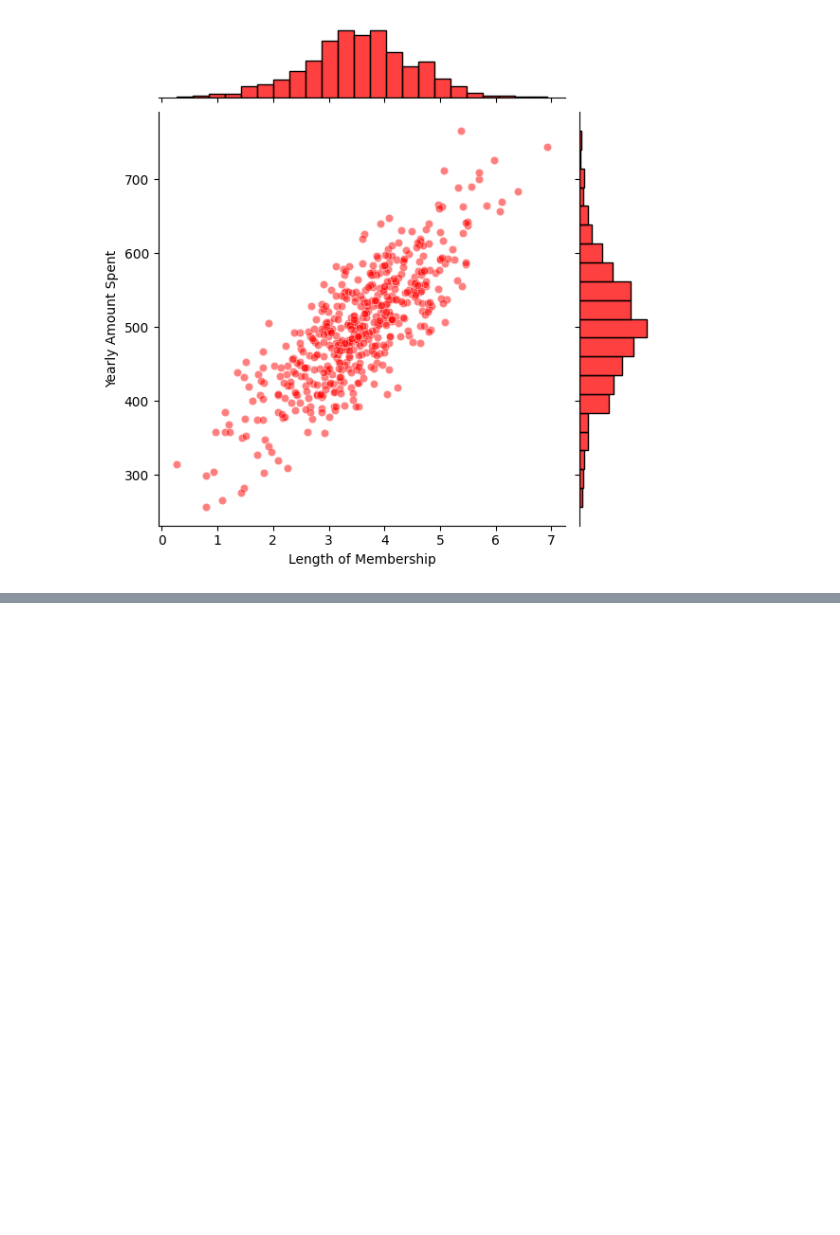
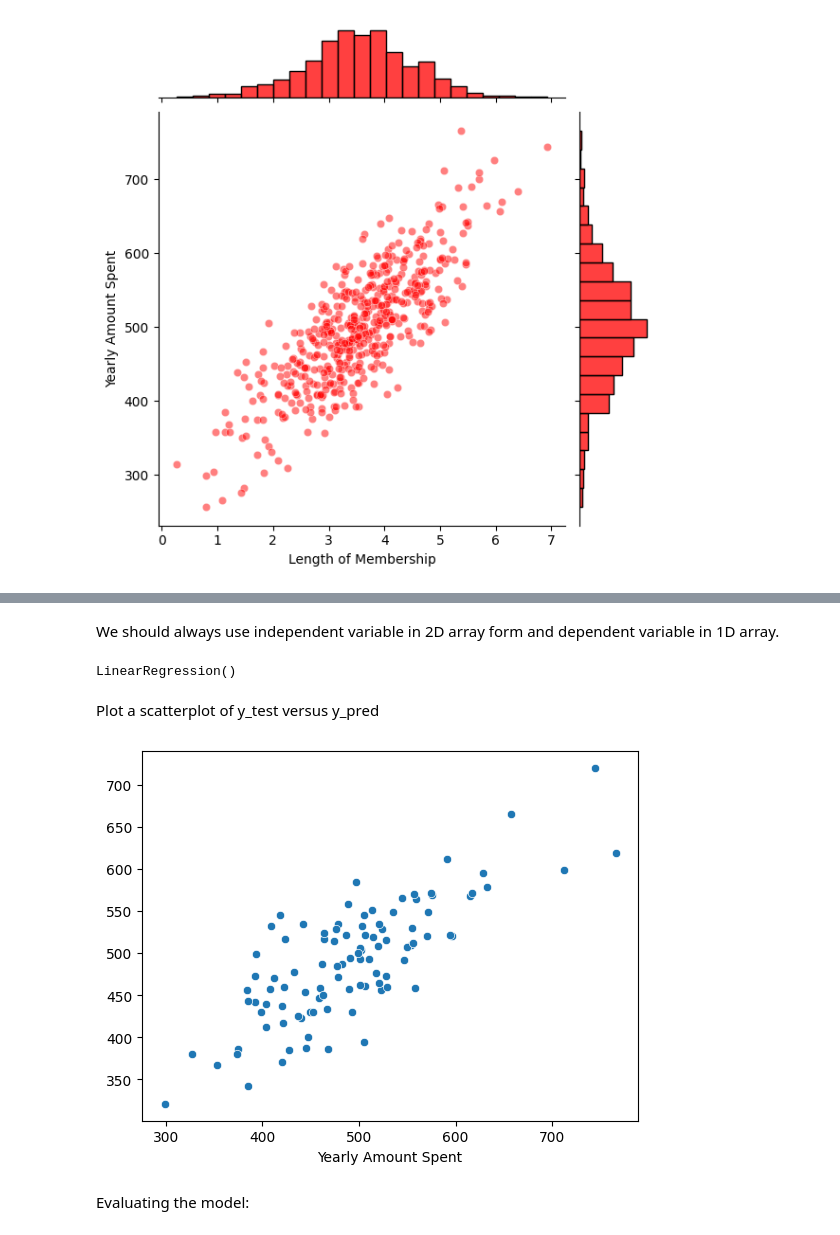
Before and after one commit to chndzzz/Project_On_Linear_Regression, a Jupyter notebook: Linear Regression Project.ipynb, the cells around one changed output, grey strips where cells are left out. Cells and saved outputs as stored; diff of their text form; code cells hidden in the pictures; blank space fills up the shorter version.

```diff
--- a/Linear Regression Project.ipynb
+++ b/Linear Regression Project.ipynb
@@ -126,0 +177,25 @@ plt.show()
+# %% [markdown]
+We should always use independent variable in 2D array form and dependent variable in 1D array.
+# %%
+# Lets create X and y variable:
+
+X = df[['Length of Membership']]
+y = df['Yearly Amount Spent']
+# %%
+X_train,X_test,y_train,y_test = train_test_split(X,y,test_size=0.2,random_state=0)
+lr = LinearRegression()
+lr.fit(X_train,y_train)
+# %% [output]
+LinearRegression()
+# %%
+# Predict the y_test values:
+y_pred = lr.predict(X_test)
+# %% [markdown]
+Plot a scatterplot of y_test versus y_pred
+# %%
+sns.scatterplot(x=y_test,y=y_pred)
+plt.show()
+# %% [output]
+[figure, added]
+# %% [markdown]
+Evaluating the model:
```
Also changed, not shown: parts of 27 cells of this notebook.
